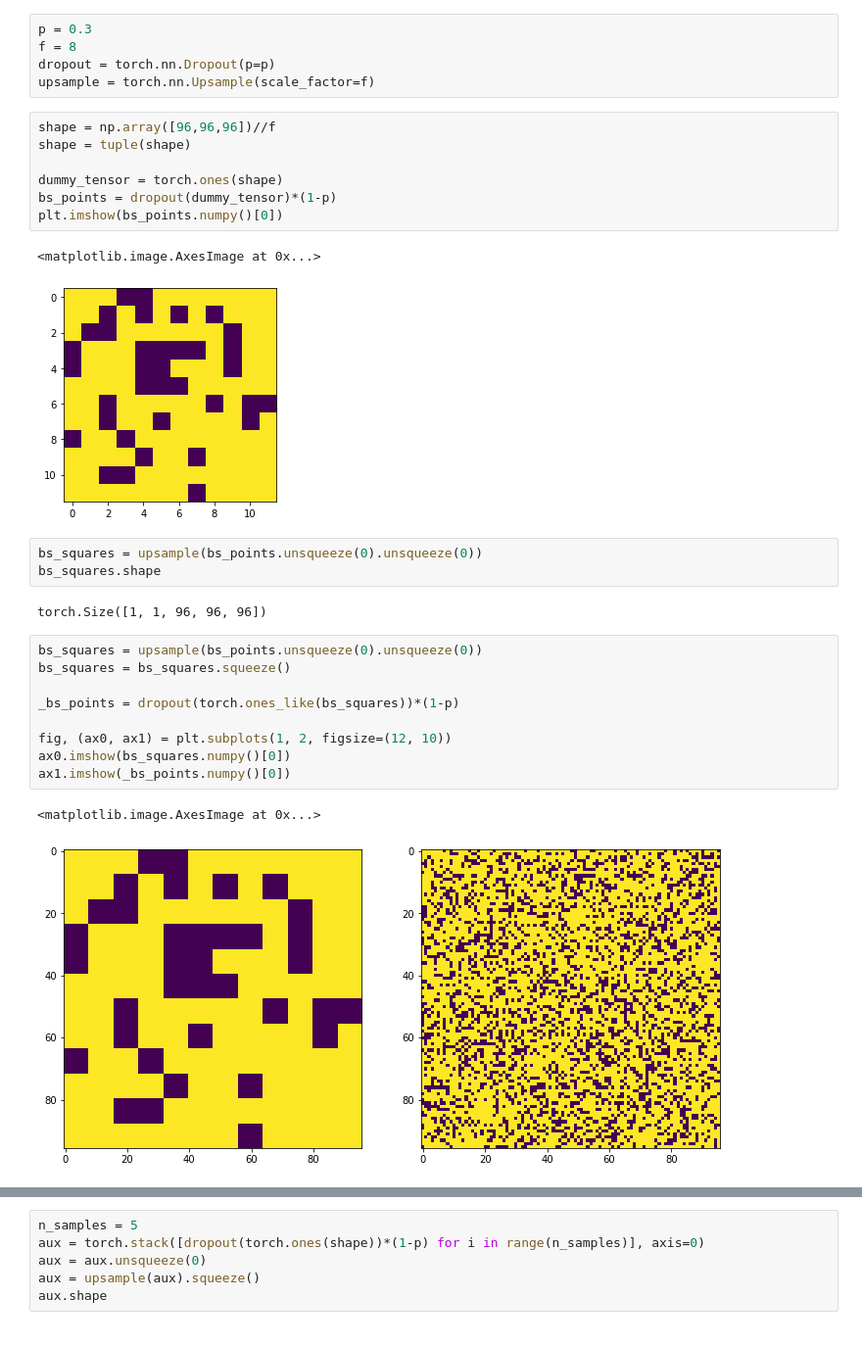
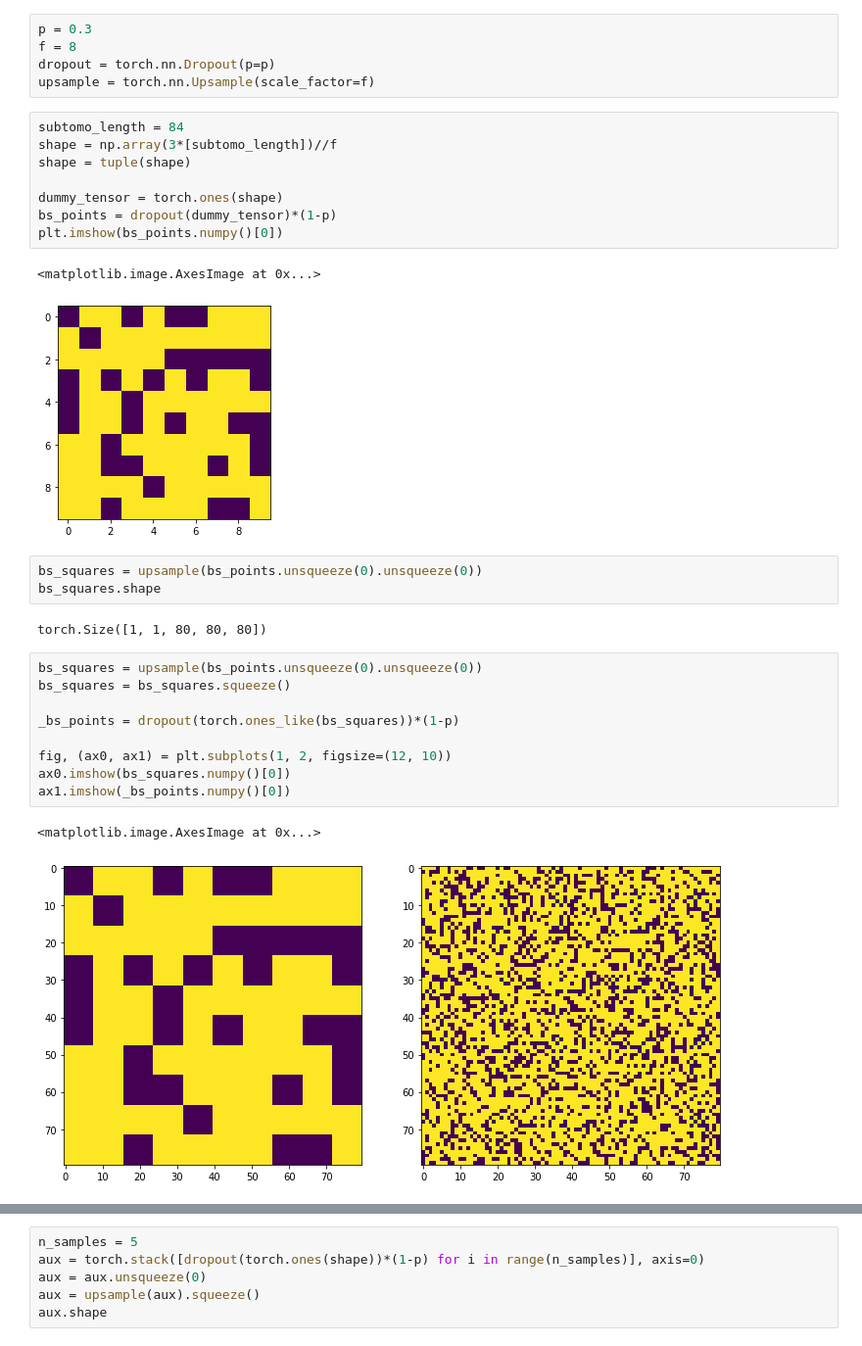
Before and after one commit to Fickincool/master-thesis, a Jupyter notebook: Notebooks/6.00_self2selfDenoising/6.04_volumetric_blind_spots.ipynb, the cells around one changed output, grey strips where cells are left out. Shown at 98% size. Saved outputs shown, nothing was run; the diff lists cells and outputs as text.

```diff
--- a/Notebooks/6.00_self2selfDenoising/6.04_volumetric_blind_spots.ipynb
+++ b/Notebooks/6.00_self2selfDenoising/6.04_volumetric_blind_spots.ipynb
@@ -20,20 +20,21 @@ f = 8
 dropout = torch.nn.Dropout(p=p)
 upsample = torch.nn.Upsample(scale_factor=f)
 # %%
-shape = np.array([96,96,96])//f
+subtomo_length = 84
+shape = np.array(3*[subtomo_length])//f
 shape = tuple(shape)
 
 dummy_tensor = torch.ones(shape)
 bs_points = dropout(dummy_tensor)*(1-p)
 plt.imshow(bs_points.numpy()[0])
 # %% [output]
 <matplotlib.image.AxesImage at 0x...>
-[figure, old version]
+[figure, new version]
 # %%
 bs_squares = upsample(bs_points.unsqueeze(0).unsqueeze(0))
 bs_squares.shape
 # %% [output]
-torch.Size([1, 1, 96, 96, 96])
+torch.Size([1, 1, 80, 80, 80])
 # %%
 bs_squares = upsample(bs_points.unsqueeze(0).unsqueeze(0))
 bs_squares = bs_squares.squeeze()
@@ -45,7 +46,7 @@ ax0.imshow(bs_squares.numpy()[0])
 ax1.imshow(_bs_points.numpy()[0])
 # %% [output]
 <matplotlib.image.AxesImage at 0x...>
-[figure, old version]
+[figure, new version]
 # %%
 _bs_points.sum()/torch.prod(torch.tensor(bs_squares.shape))
 # %% [output]
```
Also changed, not shown: parts of 2 cells of this notebook, 6 other files.
